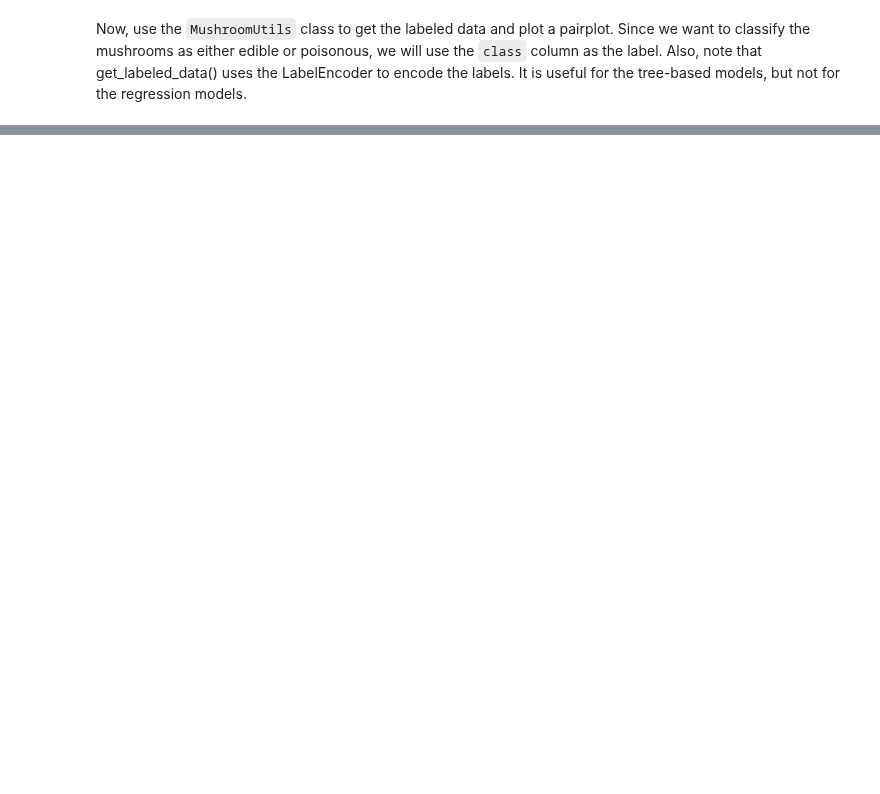
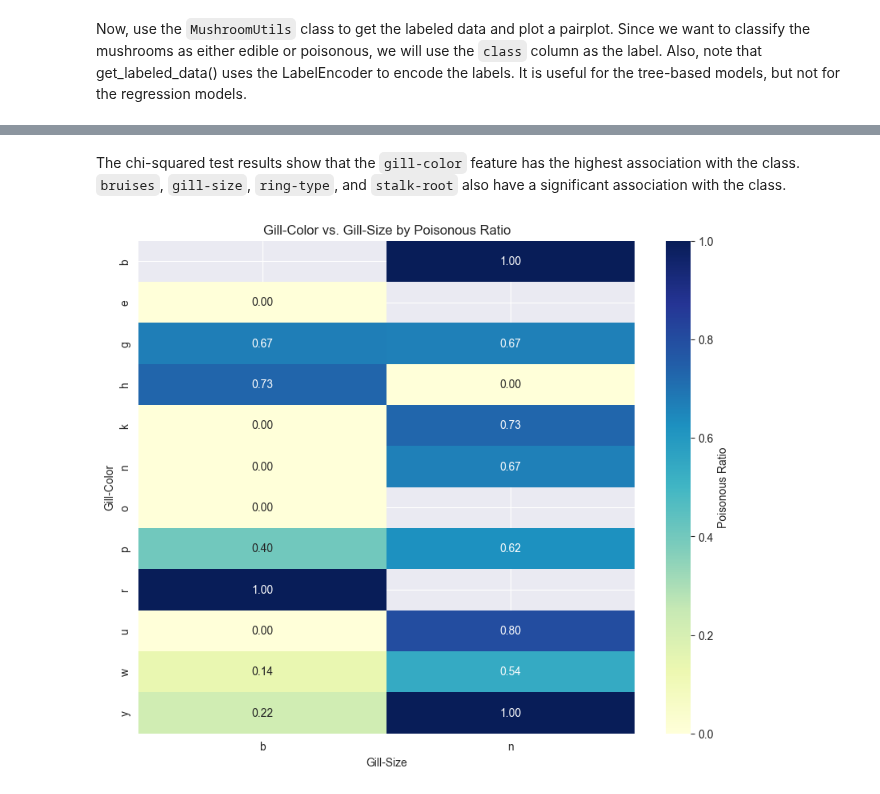
Before and after one commit to berkaybgk/portfolio, a Jupyter notebook: mushroom/mushroom_eda.ipynb, the cells around one changed output, grey strips where cells are left out. Cells and saved outputs as stored; diff of their text form; code cells hidden in the pictures; blank space fills up the shorter version.

```diff
--- a/mushroom/mushroom_eda.ipynb
+++ b/mushroom/mushroom_eda.ipynb
@@ -142,0 +126,9 @@ for col in labeled_shroom_data.columns[1:]:
+# %%
+# Get the labeled data
+from sklearn.preprocessing import LabelEncoder
+
+label_encoder = LabelEncoder()
+
+labeled_shroom_data = mushroom_data.apply(label_encoder.fit_transform)
+
+labeled_shroom_data.describe()
@@ -142,0 +146,19 @@ for col in labeled_shroom_data.columns[1:]:
+# %%
+# Conduct a chi-squared test to see the feature's association with the class
+from sklearn.feature_selection import chi2
+
+x = labeled_shroom_data.drop('class', axis=1)
+y = labeled_shroom_data['class']
+
+chi2_scores, p_values = chi2(x, y)
+
+# Create a dataframe to display the results
+chi2_df = pd.DataFrame({
+    'Feature': x.columns,
+    'Chi2 Score': chi2_scores,
+    'P-Value': p_values
+})
+
+chi2_df.sort_values(by='Chi2 Score', ascending=False)
+
+print(chi2_df)
@@ -142,0 +183,19 @@ for col in labeled_shroom_data.columns[1:]:
+# %% [markdown]
+The chi-squared test results show that the `gill-color` feature has the highest association with the class.
+`bruises`, `gill-size`, `ring-type`, and `stalk-root` also have a significant association with the class.
+# %%
+# Crosstab for gill-color and gill-size
+interaction = pd.crosstab(index=mushroom_data['gill-color'],
+                          columns=mushroom_data['gill-size'],
+                          values=mushroom_data['class'].apply(lambda x: 1 if x == 'p' else 0),
+                          aggfunc='mean')
+
+# Plot heatmap
+plt.figure(figsize=(10, 8))
+sns.heatmap(interaction, annot=True, cmap="YlGnBu", fmt=".2f", cbar_kws={'label': 'Poisonous Ratio'})
+plt.title("Gill-Color vs. Gill-Size by Poisonous Ratio")
+plt.xlabel("Gill-Size")
+plt.ylabel("Gill-Color")
+plt.show()
+# %% [output]
+[figure, added]
```
Also changed, not shown: parts of 14 cells of this notebook, 2 other files.
